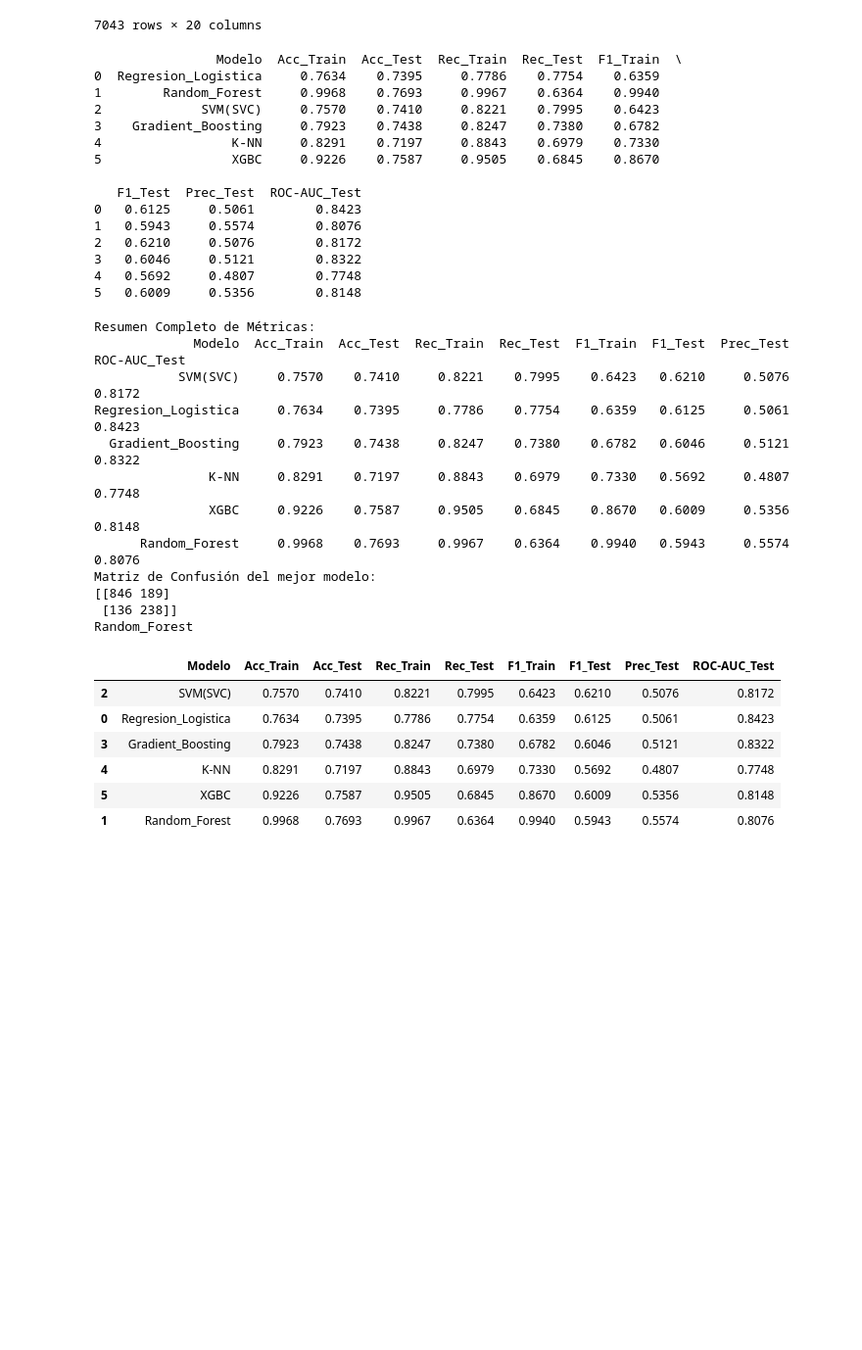
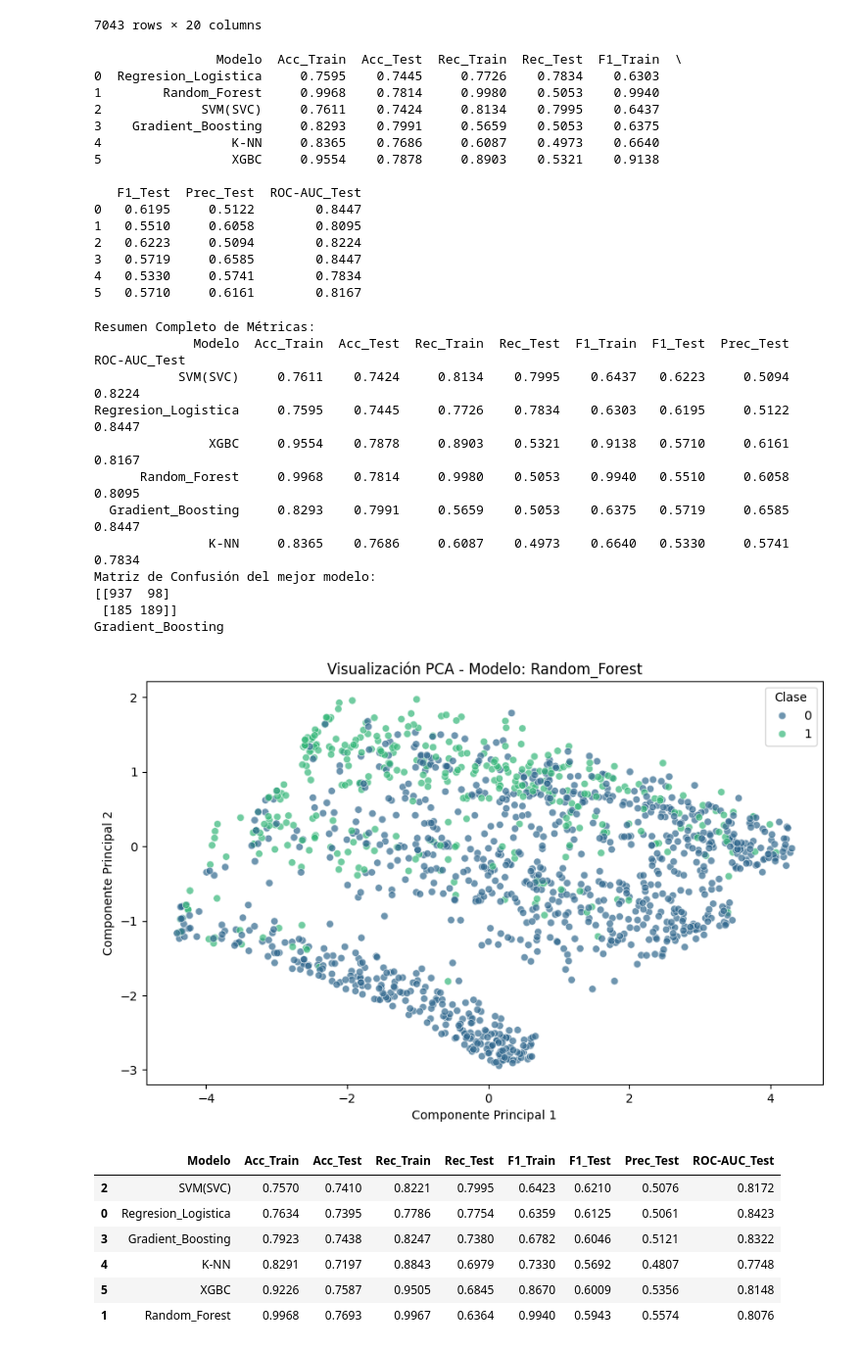
Before and after one commit to danilaviaart-lgtm/churn_rate, a Jupyter notebook: notebooks/03_Modelo.ipynb, the cells around one changed output. Shown at 98% size. Cells and saved outputs as stored; diff of their text form; code cells hidden in the pictures; blank space fills up the shorter version.

Commit message:
update model
update model

```diff
--- a/notebooks/03_Modelo.ipynb
+++ b/notebooks/03_Modelo.ipynb
@@ -107,7 +107,7 @@ for name, model in modelos.items():
 
     pipelines[name] = Pipeline(steps=[
         ('preprocessor', ct),
-        ('smote', SMOTE(random_state=42)),
+        ('smote', SMOTE(k_neighbors=5,random_state=42)),
         ('PCA', PCA(n_components=0.95)), # AÑADIMOS PCA PARA VER SI ASI ELIMINAMOS LAS VARIABLES DUPLICADAS
         ('clasificador', model)
     ])
@@ -164,20 +164,20 @@ resultados = pd.DataFrame(resultados)
 print(resultados)
 # %% [output]
                 Modelo  Acc_Train  Acc_Test  Rec_Train  Rec_Test  F1_Train  \
-0  Regresion_Logistica     0.7634    0.7395     0.7786    0.7754    0.6359
-1        Random_Forest     0.9968    0.7693     0.9967    0.6364    0.9940
-2             SVM(SVC)     0.7570    0.7410     0.8221    0.7995    0.6423
-3    Gradient_Boosting     0.7923    0.7438     0.8247    0.7380    0.6782
-4                 K-NN     0.8291    0.7197     0.8843    0.6979    0.7330
-5                 XGBC     0.9226    0.7587     0.9505    0.6845    0.8670
+0  Regresion_Logistica     0.7595    0.7445     0.7726    0.7834    0.6303
+1        Random_Forest     0.9968    0.7814     0.9980    0.5053    0.9940
+2             SVM(SVC)     0.7611    0.7424     0.8134    0.7995    0.6437
+3    Gradient_Boosting     0.8293    0.7991     0.5659    0.5053    0.6375
+4                 K-NN     0.8365    0.7686     0.6087    0.4973    0.6640
+5                 XGBC     0.9554    0.7878     0.8903    0.5321    0.9138
 
    F1_Test  Prec_Test  ROC-AUC_Test
-0   0.6125     0.5061        0.8423
-1   0.5943     0.5574        0.8076
-2   0.6210     0.5076        0.8172
-3   0.6046     0.5121        0.8322
-4   0.5692     0.4807        0.7748
-5   0.6009     0.5356        0.8148
+0   0.6195     0.5122        0.8447
+1   0.5510     0.6058        0.8095
+2   0.6223     0.5094        0.8224
+3   0.5719     0.6585        0.8447
+4   0.5330     0.5741        0.7834
+5   0.5710     0.6161        0.8167
 # %%
 results_df = pd.DataFrame(resultados).sort_values(by='Rec_Test', ascending=False)
 print("Resumen Completo de Métricas:")
@@ -188,18 +188,47 @@ print (best_model_name)
 # %% [output]
 Resumen Completo de Métricas:
              Modelo  Acc_Train  Acc_Test  Rec_Train  Rec_Test  F1_Train  F1_Test  Prec_Test  ROC-AUC_Test
-           SVM(SVC)     0.7570    0.7410     0.8221    0.7995    0.6423   0.6210     0.5076        0.8172
-Regresion_Logistica     0.7634    0.7395     0.7786    0.7754    0.6359   0.6125     0.5061        0.8423
-  Gradient_Boosting     0.7923    0.7438     0.8247    0.7380    0.6782   0.6046     0.5121        0.8322
-               K-NN     0.8291    0.7197     0.8843    0.6979    0.7330   0.5692     0.4807        0.7748
-               XGBC     0.9226    0.7587     0.9505    0.6845    0.8670   0.6009     0.5356        0.8148
-      Random_Forest     0.9968    0.7693     0.9967    0.6364    0.9940   0.5943     0.5574        0.8076
+           SVM(SVC)     0.7611    0.7424     0.8134    0.7995    0.6437   0.6223     0.5094        0.8224
+Regresion_Logistica     0.7595    0.7445     0.7726    0.7834    0.6303   0.6195     0.5122        0.8447
+               XGBC     0.9554    0.7878     0.8903    0.5321    0.9138   0.5710     0.6161        0.8167
+      Random_Forest     0.9968    0.7814     0.9980    0.5053    0.9940   0.5510     0.6058        0.8095
+  Gradient_Boosting     0.8293    0.7991     0.5659    0.5053    0.6375   0.5719     0.6585        0.8447
+               K-NN     0.8365    0.7686     0.6087    0.4973    0.6640   0.5330     0.5741        0.7834
 Matriz de Confusión del mejor modelo:
-[[846 189]
- [136 238]]
-Random_Forest
+[[937  98]
+ [185 189]]
+Gradient_Boosting
 # %%
 results_df.to_csv('../data/processed/resultados_modelos.csv', index=False)
+# %%
+mejor_pipeline = pipelines[best_model_name]
+
+# 2. Transformamos los datos de test hasta el paso de PCA
+# Accedemos a los pasos previos al clasificador
+preprocesado = mejor_pipeline.named_steps['preprocessor'].transform(X_test)
+# Si usaste SMOTE, recuerda que en predict/transform no se aplica, solo en fit.
+# Aplicamos el PCA entrenado
+X_pca = mejor_pipeline.named_steps['PCA'].transform(preprocesado)
+# %%
+import matplotlib.pyplot as plt
+import seaborn as sns
+
+plt.figure(figsize=(10, 6))
+sns.scatterplot(
+    x=X_pca[:, 0],
+    y=X_pca[:, 1],
+    hue=y_test, # Coloreamos por la clase real
+    palette='viridis',
+    alpha=0.7
+)
+
+plt.title(f'Visualización PCA - Modelo: {best_model_name}')
+plt.xlabel('Componente Principal 1')
+plt.ylabel('Componente Principal 2')
+plt.legend(title='Clase')
+plt.show()
+# %% [output]
+[figure, added]
 # %%
 results_df
 # %% [output]
```
Also changed, not shown: 1 other file.
